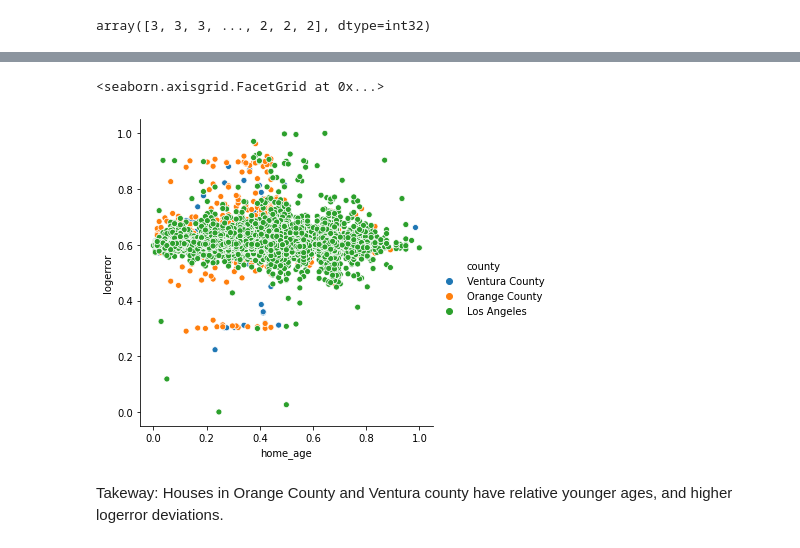
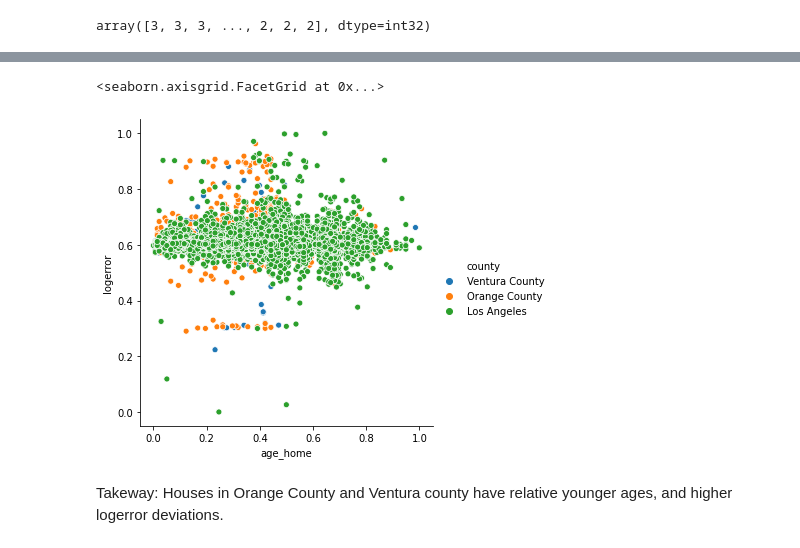
Before and after one commit to minimizing-zillow-logerror/zillow-clustering-project, a Jupyter notebook: sonny_zillow_exploration.ipynb, the cells around one changed output, grey strips where cells are left out. Saved outputs shown, nothing was run; the diff lists cells and outputs as text; code cells hidden in the pictures.

```diff
--- a/sonny_zillow_exploration.ipynb
+++ b/sonny_zillow_exploration.ipynb
@@ -39 +121,3 @@ memory usage: 13.9+ MB
+# %%
+df = pd.concat([df_object, df_scaled], axis=1)
 # %%
@@ -49,2 +135,4 @@ continuous_data = df.select_dtypes(include=["int", "float"])
+# %%
+df = df.drop(columns='unitcnt')
 # %%
 plt.figure(figsize=(20,20))
@@ -139,8 +226,6 @@ kmeans.fit(X)
 kmeans.predict(X)
 # %% [output]
 array([3, 3, 3, ..., 2, 2, 2], dtype=int32)
-# %%
-df['home_age'] = 2017 - df.yearbuilt
 # %%
 df.head()
 # %% [output]
@@ -157,5 +238,0 @@ from sklearn.preprocessing import MinMaxScaler
-# %%
-# Let's scale the numeric columns
-scaler = MinMaxScaler()
-numeric_columns = list(df.select_dtypes('number').columns)
-df[numeric_columns] = scaler.fit_transform(df[numeric_columns])
@@ -172,7 +239,7 @@ df.head()
 # %%
-sns.relplot(x="home_age", y="logerror", hue = 'county',data=df)
+sns.relplot(x="age_home", y="logerror", hue = 'county',data=df)
 # %% [output]
 <seaborn.axisgrid.FacetGrid at 0x...>
-[figure, old version]
+[figure, new version]
 # %% [markdown]
 Takeway: Houses in Orange County and Ventura county have relative younger ages, and higher logerror deviations.
```
Also changed, not shown: parts of 63 cells of this notebook.
